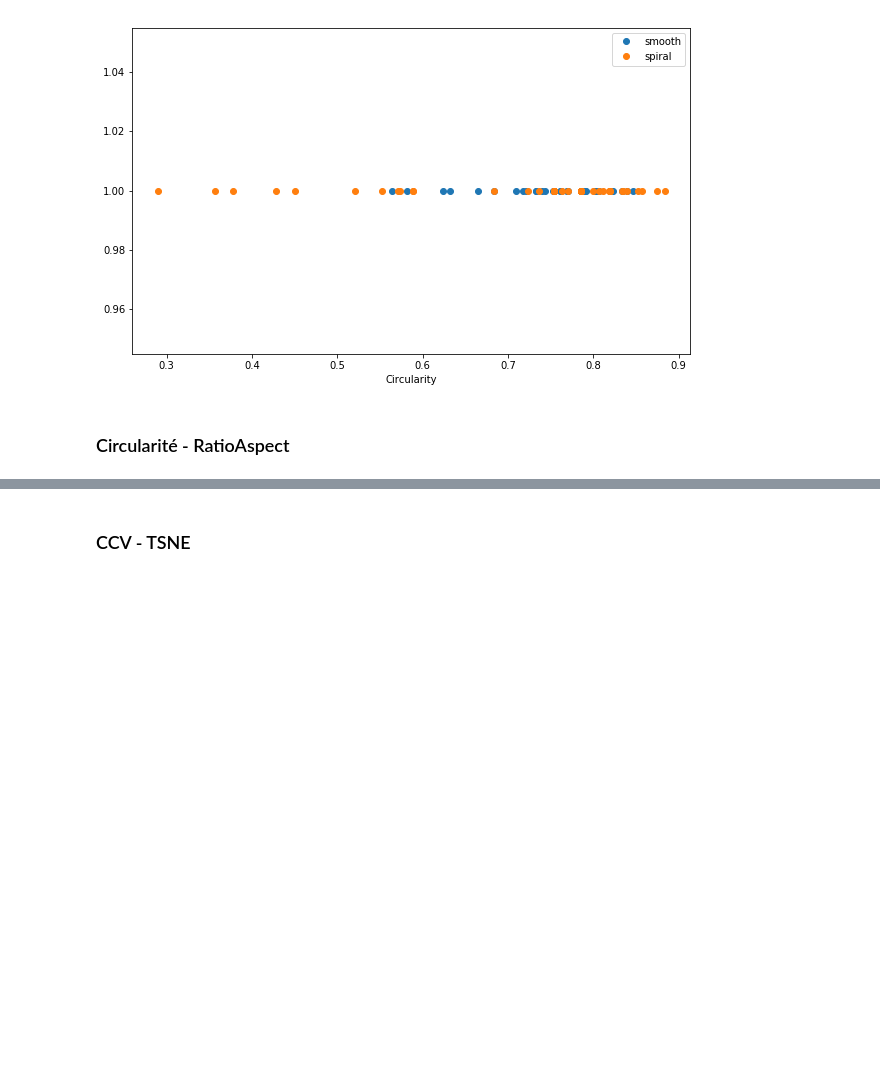
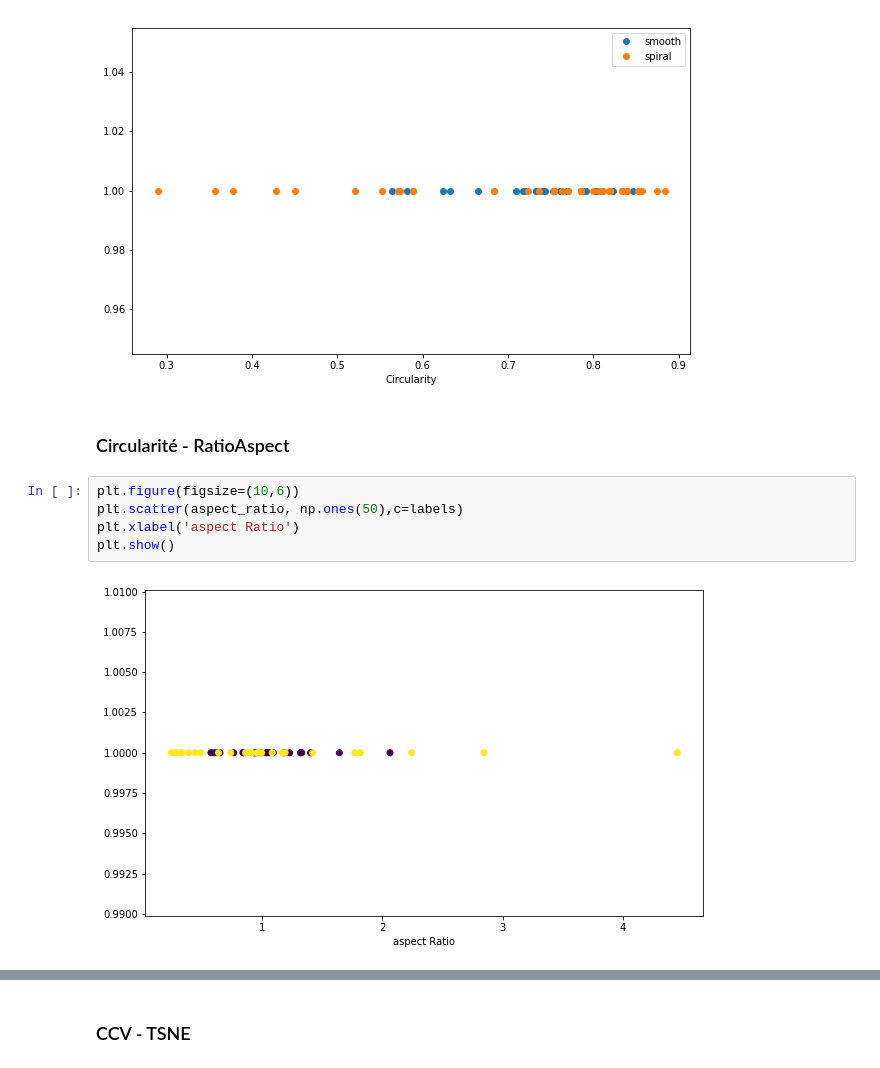
Before and after one commit to lodtan/gti770-tp1, a Jupyter notebook: GTI770-TP01.ipynb, the cells around one changed output, grey strips where cells are left out. Drawn from its saved outputs; the diff is of its cells as text; blank space fills up the shorter version.

```diff
--- a/GTI770-TP01.ipynb
+++ b/GTI770-TP01.ipynb
@@ -84,3 +100,10 @@ plt.show()
 [figure]
 # %% [markdown]
 ### Circularité - RatioAspect
+# %%
+plt.figure(figsize=(10,6))
+plt.scatter(aspect_ratio, np.ones(50),c=labels)
+plt.xlabel('aspect Ratio')
+plt.show()
+# %% [output]
+[figure, added]
```
Also changed, not shown: parts of 11 cells of this notebook.
